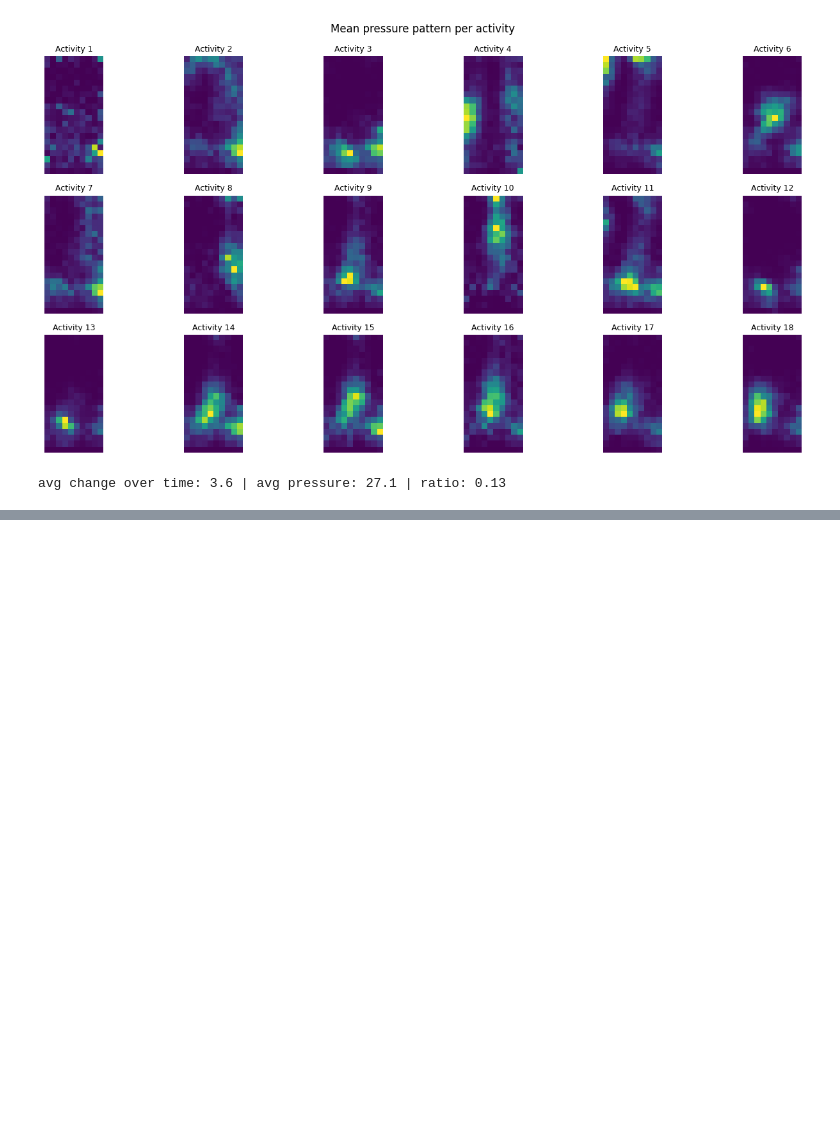
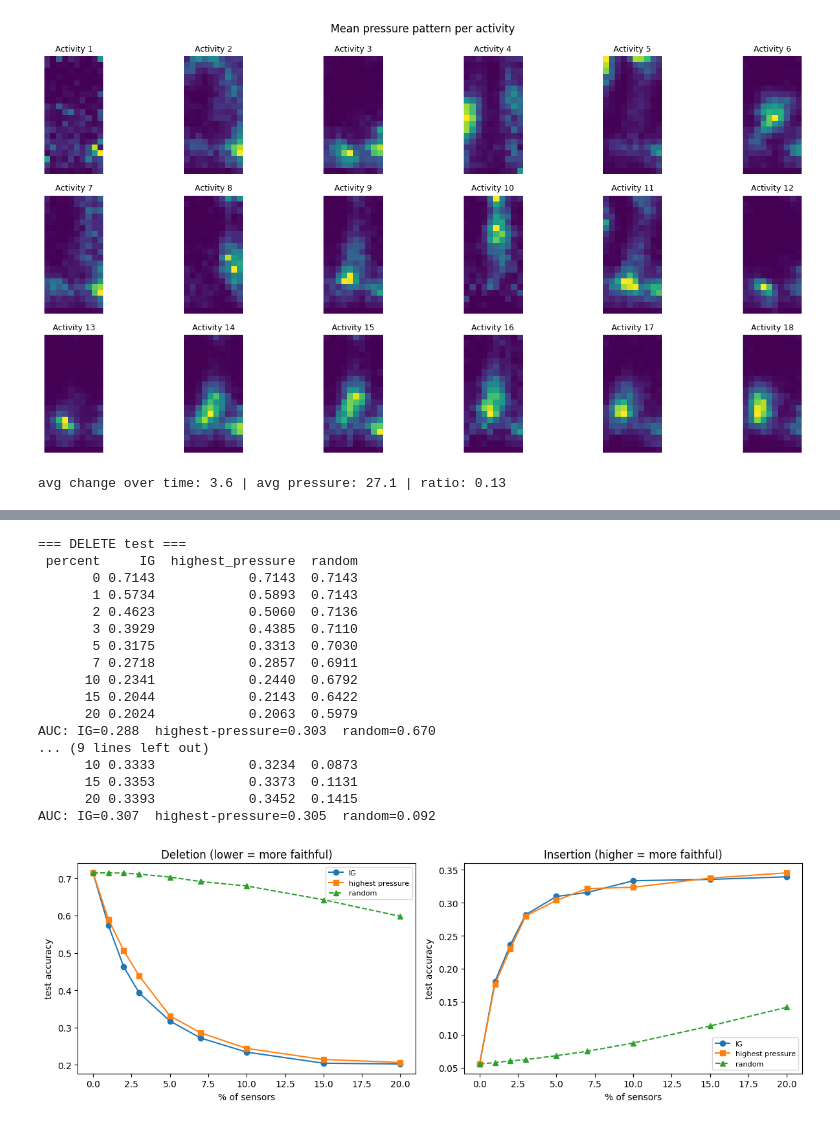
Before and after one commit to BHAGI-99/CS5998-Capstone-Project-P.B.W.Nanayakkara-268472T, a Jupyter notebook: notebooks/01_eda_baselines_cnn.ipynb, the cells around one changed output, grey strips where cells are left out. Saved outputs shown, nothing was run; the diff lists cells and outputs as text; code cells hidden in the pictures; blank space fills up the shorter version.

```diff
--- a/notebooks/01_eda_baselines_cnn.ipynb
+++ b/notebooks/01_eda_baselines_cnn.ipynb
@@ -175,0 +479,56 @@ CNN 10-fold: acc=0.7437  macroF1=0.7432
+# %%
+K2 = [0, 1, 2, 3, 5, 7, 10, 15, 20]                                      # % of sensors
+base = np.mean([X[i, :L[i]].mean(0) for i in tr_in], axis=0)              # typical pressure of each sensor (200,)
+
+def make(Xo, Lo, sens, k, mode):
+    n = int(round(200 * k / 100)); Xm = Xo.copy()
+    top = np.argsort(-sens, axis=1)[:, :n]
+    for j in range(len(Xo)):
+        if mode == "delete":
+            if n > 0: Xm[j, :Lo[j]][:, top[j]] = base[top[j]]             # replace top sensors by typical pressure
+        else:
+            Xm[j, :Lo[j]] = base                                          # blank input (typical pressure everywhere)
+            if n > 0: Xm[j, :Lo[j]][:, top[j]] = Xo[j, :Lo[j]][:, top[j]]    # put the top sensors back
+    return Xm
+
+def curve(sens, mode):
+    return np.array([accuracy_score(y[te], model.predict(make(X[te], L[te], sens, k, mode), verbose=0).argmax(1)) for k in K2])
+
+def auc2(c):
+    k = np.array(K2, float); return float(((c[:-1] + c[1:]) / 2 * np.diff(k)).sum() / (k[-1] - k[0]))
+
+out = {}
+for mode in ["delete", "insert"]:
+    c_ig, c_pr = curve(sens_ig, mode), curve(sens_pr, mode)
+    c_rd = np.mean([curve(np.random.default_rng(s).random((len(te), 200)), mode) for s in range(3)], axis=0)
+    out[mode] = (c_ig, c_pr, c_rd)
+    t = pd.DataFrame({"percent": K2, "IG": c_ig, "highest_pressure": c_pr, "random": c_rd}).round(4)
+    print(f"\n=== {mode.upper()} test ==="); print(t.to_string(index=False))
+    print(f"AUC: IG={auc2(c_ig):.3f}  highest-pressure={auc2(c_pr):.3f}  random={auc2(c_rd):.3f}")
+    t.to_csv(R/f"xai_faithfulness_{mode}_v2.csv", index=False)
+
+fig, axes = plt.subplots(1, 2, figsize=(12, 4.2))
+for ax, mode, ttl in zip(axes, ["delete", "insert"], ["Deletion (lower = more faithful)", "Insertion (higher = more faithful)"]):
+    c_ig, c_pr, c_rd = out[mode]
+    ax.plot(K2, c_ig, "o-", label="IG"); ax.plot(K2, c_pr, "s-", label="highest pressure"); ax.plot(K2, c_rd, "^--", label="random")
+    ax.set(title=ttl, xlabel="% of sensors", ylabel="test accuracy"); ax.legend(fontsize=8)
+plt.tight_layout(); plt.savefig(R/"figures"/"xai_faithfulness_v2.png", dpi=120); plt.show()
+# %% [output]
+=== DELETE test ===
+ percent     IG  highest_pressure  random
+       0 0.7143            0.7143  0.7143
+       1 0.5734            0.5893  0.7143
+       2 0.4623            0.5060  0.7136
+       3 0.3929            0.4385  0.7110
+       5 0.3175            0.3313  0.7030
+       7 0.2718            0.2857  0.6911
+      10 0.2341            0.2440  0.6792
+      15 0.2044            0.2143  0.6422
+      20 0.2024            0.2063  0.5979
+AUC: IG=0.288  highest-pressure=0.303  random=0.670
+... (9 lines left out)
+      10 0.3333            0.3234  0.0873
+      15 0.3353            0.3373  0.1131
+      20 0.3393            0.3452  0.1415
+AUC: IG=0.307  highest-pressure=0.305  random=0.092
+[figure, added]
```
Also changed, not shown: parts of 10 cells of this notebook.
